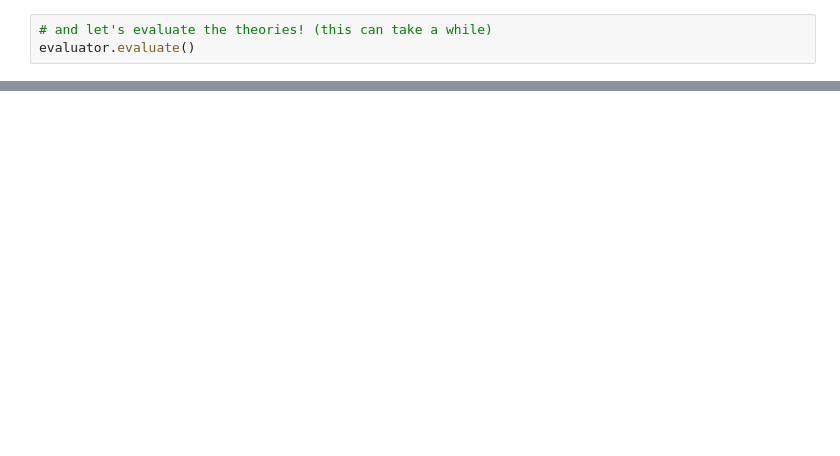
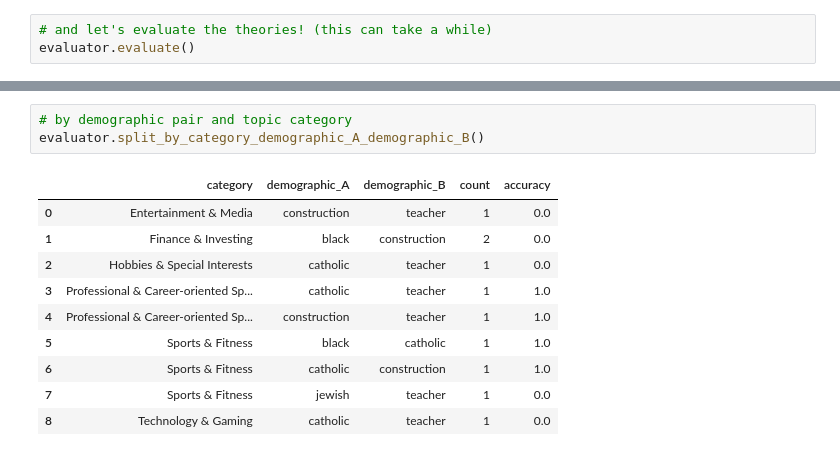
Before and after one commit to eyloncaplan/splits, a Jupyter notebook: tutorial.ipynb, the cells around one changed output, grey strips where cells are left out. Cells and saved outputs as stored; diff of their text form; blank space fills up the shorter version.

```diff
--- a/tutorial.ipynb
+++ b/tutorial.ipynb
@@ -74,0 +94,14 @@ evaluator.evaluate()
+# %%
+# by demographic pair and topic category
+evaluator.split_by_category_demographic_A_demographic_B()
+# %% [output]
+|  | category | demographic_A | demographic_B | count | accuracy |
+| 0 | Entertainment & Media | construction | teacher | 1 | 0.0 |
+| 1 | Finance & Investing | black | construction | 2 | 0.0 |
+| 2 | Hobbies & Special Interests | catholic | teacher | 1 | 0.0 |
+| 3 | Professional & Career-oriented Sp... | catholic | teacher | 1 | 1.0 |
+| 4 | Professional & Career-oriented Sp... | construction | teacher | 1 | 1.0 |
+| 5 | Sports & Fitness | black | catholic | 1 | 1.0 |
+| 6 | Sports & Fitness | catholic | construction | 1 | 1.0 |
+| 7 | Sports & Fitness | jewish | teacher | 1 | 0.0 |
+| 8 | Technology & Gaming | catholic | teacher | 1 | 0.0 |
```
Also changed, not shown: parts of 12 cells of this notebook, 2 other files.
